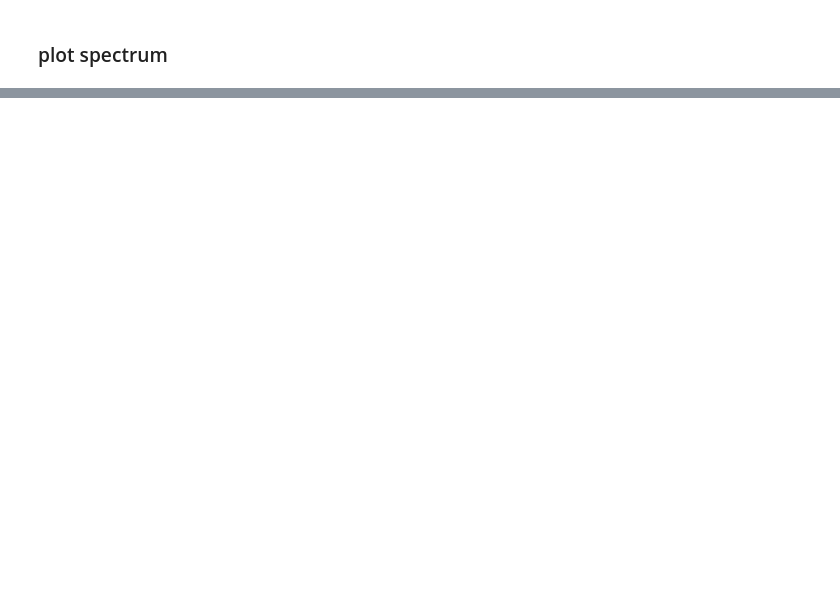
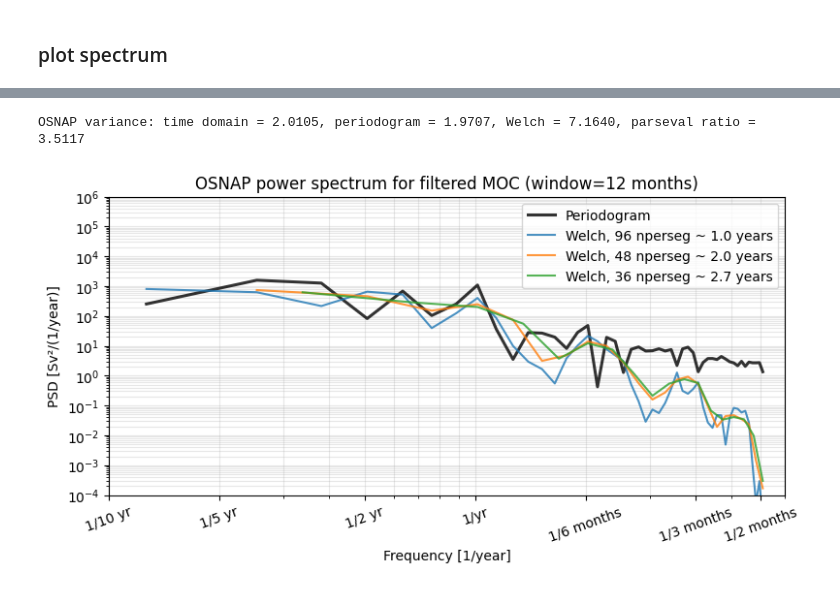
Before and after one commit to isaschmitz/data_analysis-assignment, a Jupyter notebook: notebooks/osnap_spectral_analysis.ipynb, the cells around one changed output, grey strips where cells are left out. Drawn from its saved outputs; the diff is of its cells as text; code cells hidden in the pictures; blank space fills up the shorter version.

```diff
--- a/notebooks/osnap_spectral_analysis.ipynb
+++ b/notebooks/osnap_spectral_analysis.ipynb
@@ -184,0 +238,4 @@ OSNAP variance: time domain = 8.3636, periodogram = 8.3387, Welch = 6.2094, pars
+# %%
+ds['MOC_FILT'] = (('TIME'), moc_filt)
+# %%
+moc_filt = ds.MOC_FILT
@@ -184,0 +248,16 @@ OSNAP variance: time domain = 8.3636, periodogram = 8.3387, Welch = 6.2094, pars
+# %%
+periodogram = spectra.raw_periodogram(
+    series,
+    dt_days=30,
+    detrend='linear',
+)
+f_p_spectra = periodogram[0]
+Pxx_p_spectra = periodogram[1]
+# %%
+for n in [12, 24, 36, 48, 96]:
+    welch_psd[n] = spectra.welch_psd(
+        series,
+        dt_days=30,
+        segment_length=n,
+        window='hann',
+    )
@@ -184,0 +294,42 @@ OSNAP variance: time domain = 8.3636, periodogram = 8.3387, Welch = 6.2094, pars
+# %%
+fig, ax = plt.subplots(figsize=(9, 4))
+
+# plot periodogram
+ax.loglog(freq_p, Pxx_p_plot, label='Periodogram', color = 'black', alpha=0.8, linewidth=2.2
+          )
+
+# plot Welch's method with confidence intervals
+for n in [96, 48, 36]:
+    freq_w_n = welch_psd[n]['freq'][1:] * 365.25
+    Pxx_w_n = welch_psd[n]['psd'][1:]
+    ax.loglog(freq_w_n, Pxx_w_n, label=f'Welch, {n} nperseg ~ {96/n:.1f} years', alpha = 0.8)
+
+#ax.loglog(freq_w, Pxx_w_plot, label=f'Welch, {nperseg} nperseg ~ {96/nperseg:.1f} years')
+# ax.fill_between(
+#     freq_w,
+#     Pxx_w_plot * lo,
+#     Pxx_w_plot * hi,
+#     color='green',
+#     alpha=0.2,
+#     label='Approx. 95% CI for 36 nperseg',
+# )
+
+# adjust plotting parameters
+ax.set_title(f'OSNAP power spectrum for filtered MOC (window={window} months)')
+ax.set_xlabel('Frequency [1/year]')
+# set ylabel with units of power spectral density (PSD)
+ax.set_ylabel('PSD [Sv²/(1/year)]')
+axis_max = max(float(np.nanmax(freq_p)), float(np.nanmax(freq_w)))
+ax.set_xticks([0.1,0.2, 0.5, 1, 2, 4, 6, 12, 52])
+ax.set_xticklabels(['1/10 yr', '1/5 yr', '1/2 yr', '1/yr', '1/6 months', '1/3 months','1/2 months', '1/month ', '1/wk'], rotation=20)
+ax.grid(True, which='both', alpha=0.3)
+ax.legend()
+
+ax.set_ylim(1e-4, 1e6)
+ax.set_xlim(1e-1, 7)
+
+# print check of variance values (parseval)
+print(f'OSNAP variance: time domain = {var_time:.4f}, periodogram = {var_p:.4f}, Welch = {var_w:.4f}, parseval ratio = {ratio:.4f}')
+# %% [output]
+OSNAP variance: time domain = 2.0105, periodogram = 1.9707, Welch = 7.1640, parseval ratio = 3.5117
+[figure, added]
```
Also changed, not shown: parts of 14 cells of this notebook, 3 other files.
